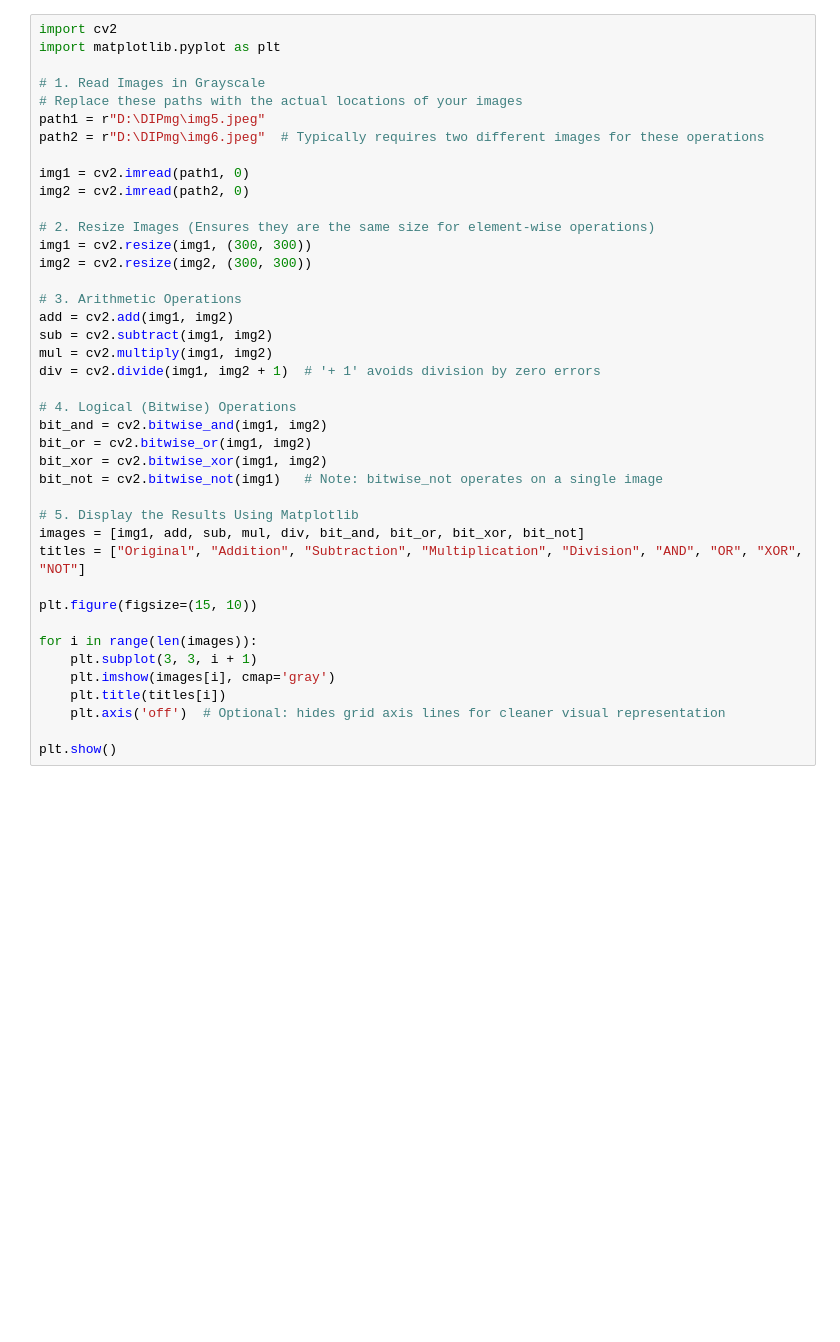
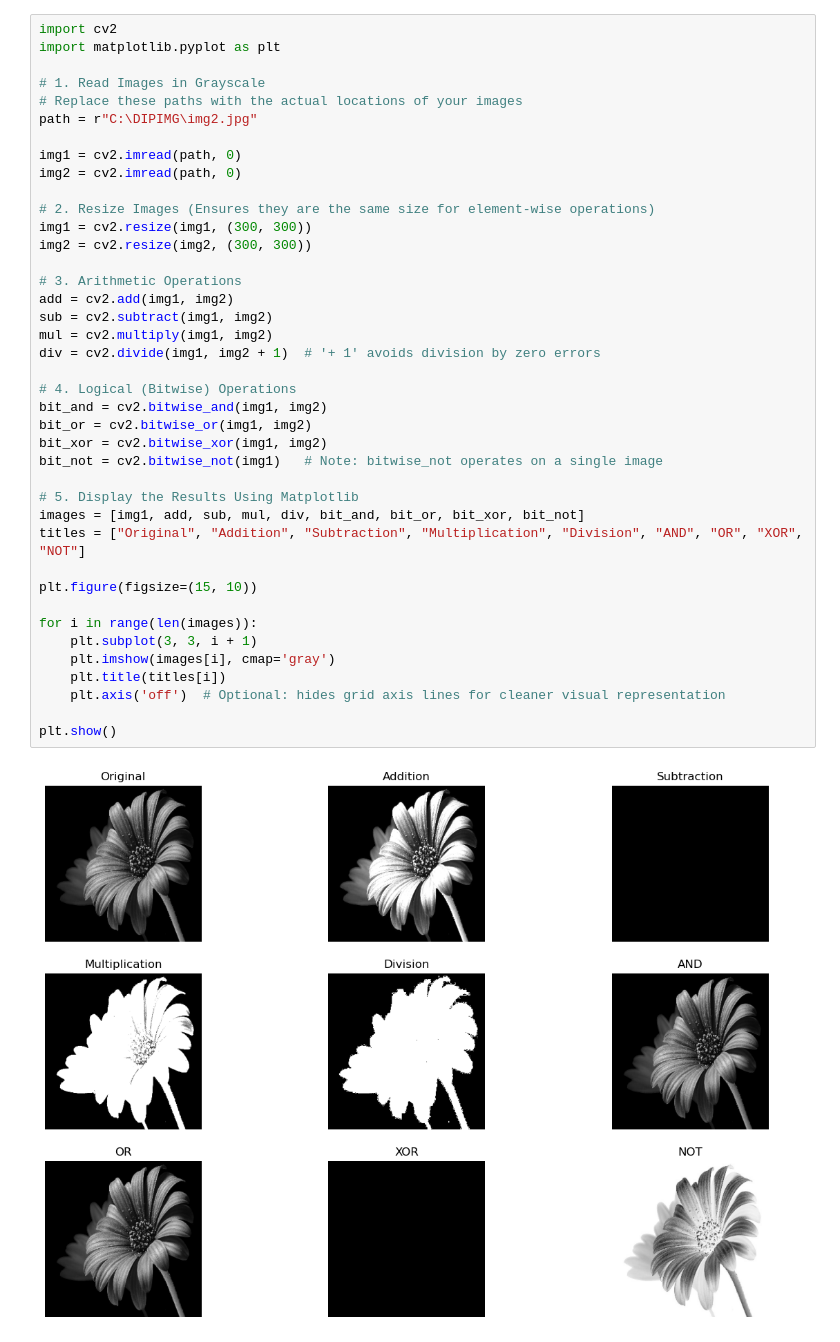
Before and after one commit to savitrisavant/Digital-Image-Processing, a Jupyter notebook: lab2.ipynb, the cells around one changed output. Cells and saved outputs as stored; diff of their text form; blank space fills up the shorter version.

```diff
--- a/lab2.ipynb
+++ b/lab2.ipynb
@@ -4,38 +4,39 @@ import matplotlib.pyplot as plt
 
 # 1. Read Images in Grayscale
 # Replace these paths with the actual locations of your images
-path1 = r"D:\DIPmg\img5.jpeg"
-path2 = r"D:\DIPmg\img6.jpeg"  # Typically requires two different images for these operations
+path = r"C:\DIPIMG\img2.jpg"
 
-img1 = cv2.imread(path1, 0)
-img2 = cv2.imread(path2, 0)
+img1 = cv2.imread(path, 0)
+img2 = cv2.imread(path, 0)
 
 # 2. Resize Images (Ensures they are the same size for element-wise operations)
 img1 = cv2.resize(img1, (300, 300))
 img2 = cv2.resize(img2, (300, 300))
 
 # 3. Arithmetic Operations
 add = cv2.add(img1, img2)
 sub = cv2.subtract(img1, img2)
 mul = cv2.multiply(img1, img2)
 div = cv2.divide(img1, img2 + 1)  # '+ 1' avoids division by zero errors
 
 # 4. Logical (Bitwise) Operations
 bit_and = cv2.bitwise_and(img1, img2)
 bit_or = cv2.bitwise_or(img1, img2)
 bit_xor = cv2.bitwise_xor(img1, img2)
 bit_not = cv2.bitwise_not(img1)   # Note: bitwise_not operates on a single image
 
 # 5. Display the Results Using Matplotlib
 images = [img1, add, sub, mul, div, bit_and, bit_or, bit_xor, bit_not]
 titles = ["Original", "Addition", "Subtraction", "Multiplication", "Division", "AND", "OR", "XOR", "NOT"]
 
 plt.figure(figsize=(15, 10))
 
 for i in range(len(images)):
     plt.subplot(3, 3, i + 1)
     plt.imshow(images[i], cmap='gray')
     plt.title(titles[i])
     plt.axis('off')  # Optional: hides grid axis lines for cleaner visual representation
 
 plt.show()
+# %% [output]
+[figure, added]
```
